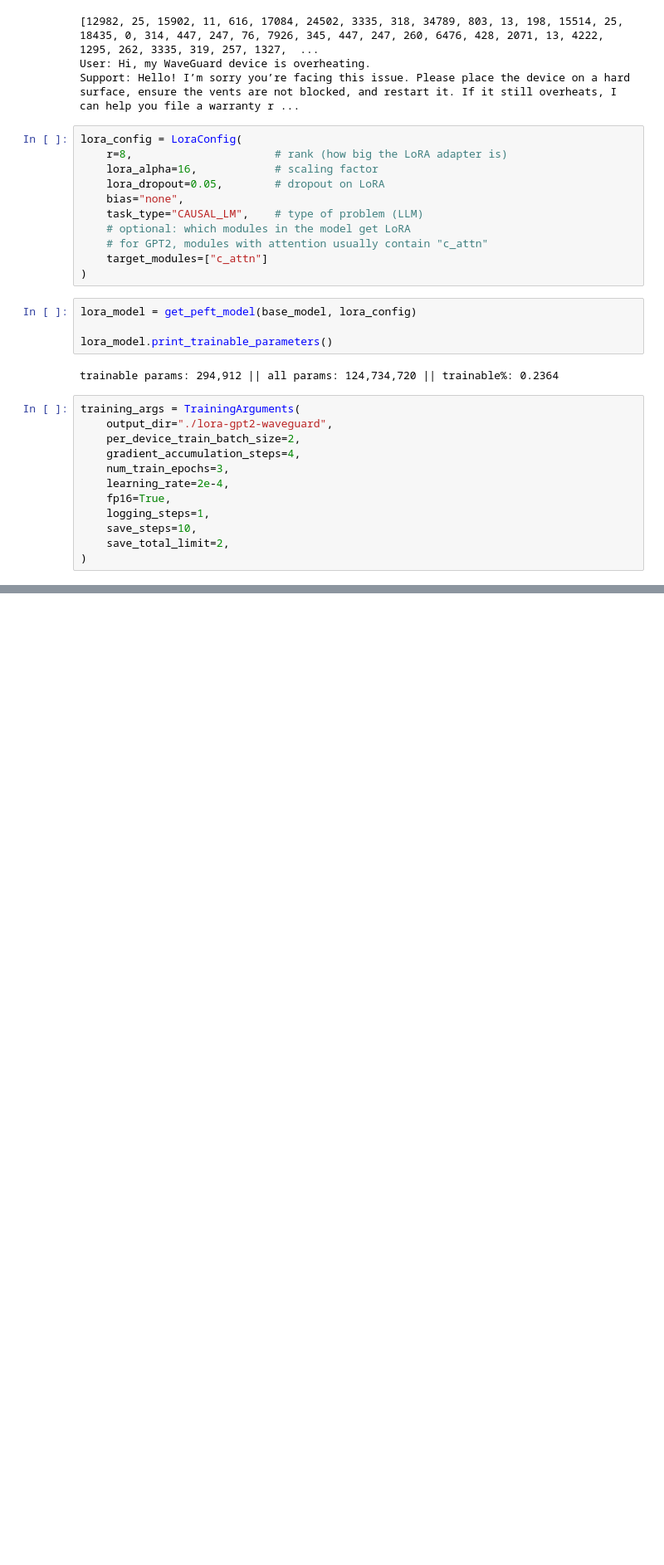
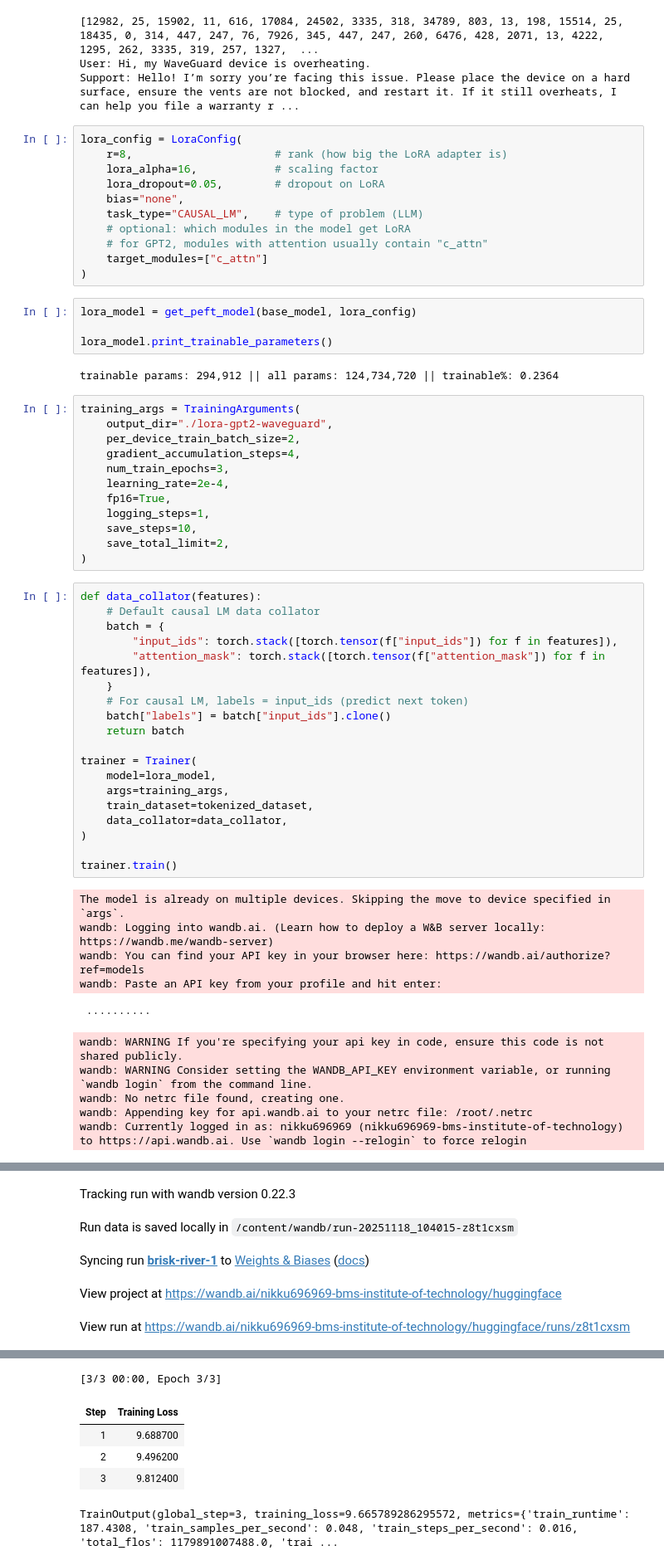
Before and after one commit to imthegoodboy/LoRa_, a Jupyter notebook: LoRA.ipynb, the cells around one changed output, grey strips where cells are left out. Shown: that part at 83% size. Saved outputs shown, nothing was run; the diff lists cells and outputs as text; blank space fills up the shorter version.

Commit message:
final lora update

```diff
--- a/LoRA.ipynb
+++ b/LoRA.ipynb
@@ -121,3 +121,33 @@ training_args = TrainingArguments(
     save_steps=10,
     save_total_limit=2,
 )
+# %%
+def data_collator(features):
+    # Default causal LM data collator
+    batch = {
+        "input_ids": torch.stack([torch.tensor(f["input_ids"]) for f in features]),
+        "attention_mask": torch.stack([torch.tensor(f["attention_mask"]) for f in features]),
+    }
+    # For causal LM, labels = input_ids (predict next token)
+    batch["labels"] = batch["input_ids"].clone()
+    return batch
+
+trainer = Trainer(
+    model=lora_model,
+    args=training_args,
+    train_dataset=tokenized_dataset,
+    data_collator=data_collator,
+)
+
+trainer.train()
+# %% [output]
+The model is already on multiple devices. Skipping the move to device specified in `args`.
+wandb: Logging into wandb.ai. (Learn how to deploy a W&B server locally: https://wandb.me/wandb-server)
+wandb: You can find your API key in your browser here: https://wandb.ai/authorize?ref=models
+wandb: Paste an API key from your profile and hit enter:
+ ··········
+wandb: WARNING If you're specifying your api key in code, ensure this code is not shared publicly.
+wandb: WARNING Consider setting the WANDB_API_KEY environment variable, or running `wandb login` from the command line.
+wandb: No netrc file found, creating one.
+wandb: Appending key for api.wandb.ai to your netrc file: /root/.netrc
+wandb: Currently logged in as: nikku696969 (nikku696969-bms-institute-of-technology) to https://api.wandb.ai. Use `wandb login --relogin` to force relogin
@@ -123,0 +155,5 @@ training_args = TrainingArguments(
+Tracking run with wandb version 0.22.3
+Run data is saved locally in /content/wandb/run-20251118_104015-z8t1cxsm
+Syncing run brisk-river-1 to Weights & Biases (docs)
+View project at https://wandb.ai/nikku696969-bms-institute-of-technology/huggingface
+View run at https://wandb.ai/nikku696969-bms-institute-of-technology/huggingface/runs/z8t1cxsm
@@ -123,0 +161,6 @@ training_args = TrainingArguments(
+[3/3 00:00, Epoch 3/3]
+| Step | Training Loss |
+| 1 | 9.688700 |
+| 2 | 9.496200 |
+| 3 | 9.812400 |
+TrainOutput(global_step=3, training_loss=9.665789286295572, metrics={'train_runtime': 187.4308, 'train_samples_per_second': 0.048, 'train_steps_per_second': 0.016, 'total_flos': 1179891007488.0, 'trai ...
```
Also changed, not shown: parts of 5 cells of this notebook.
